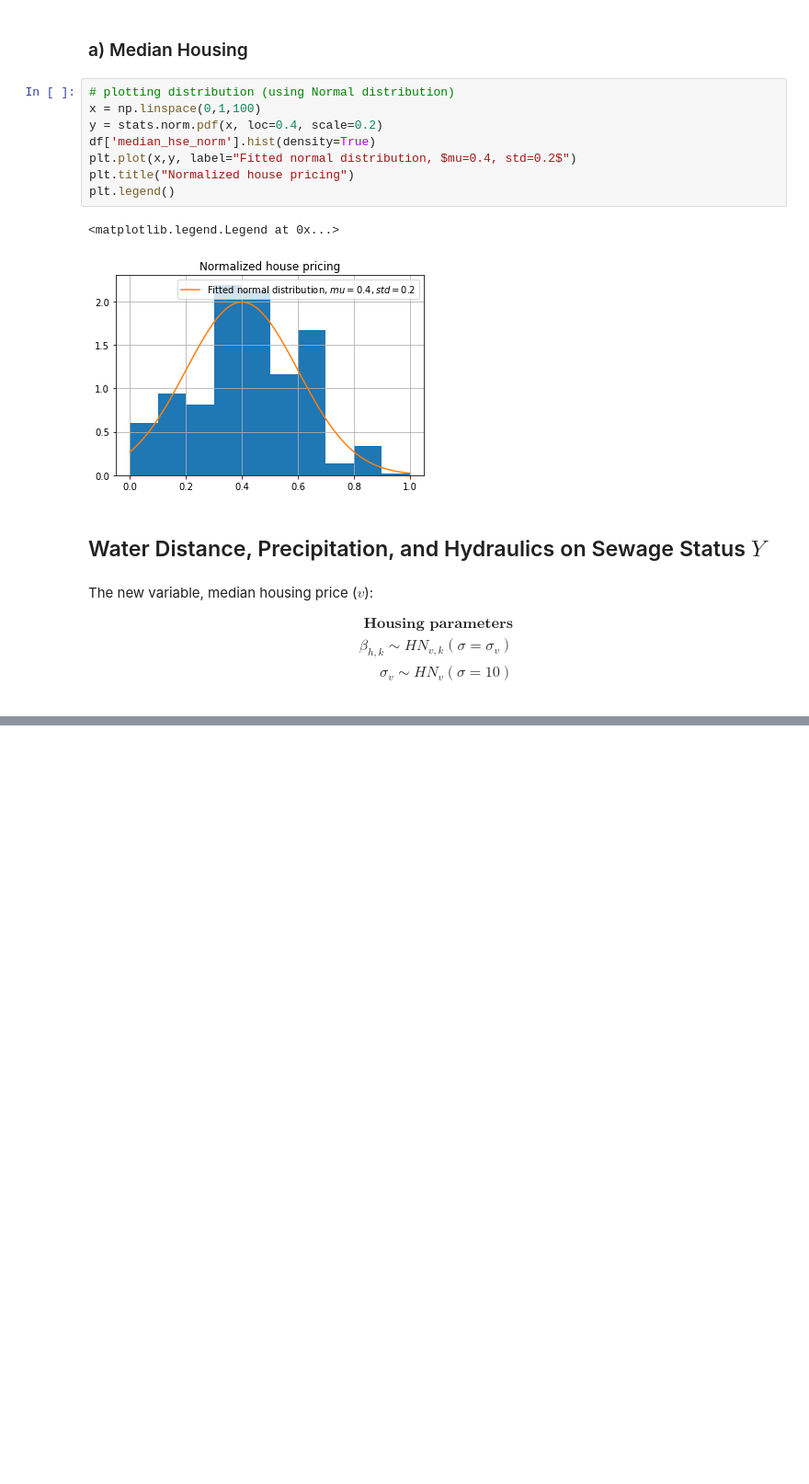
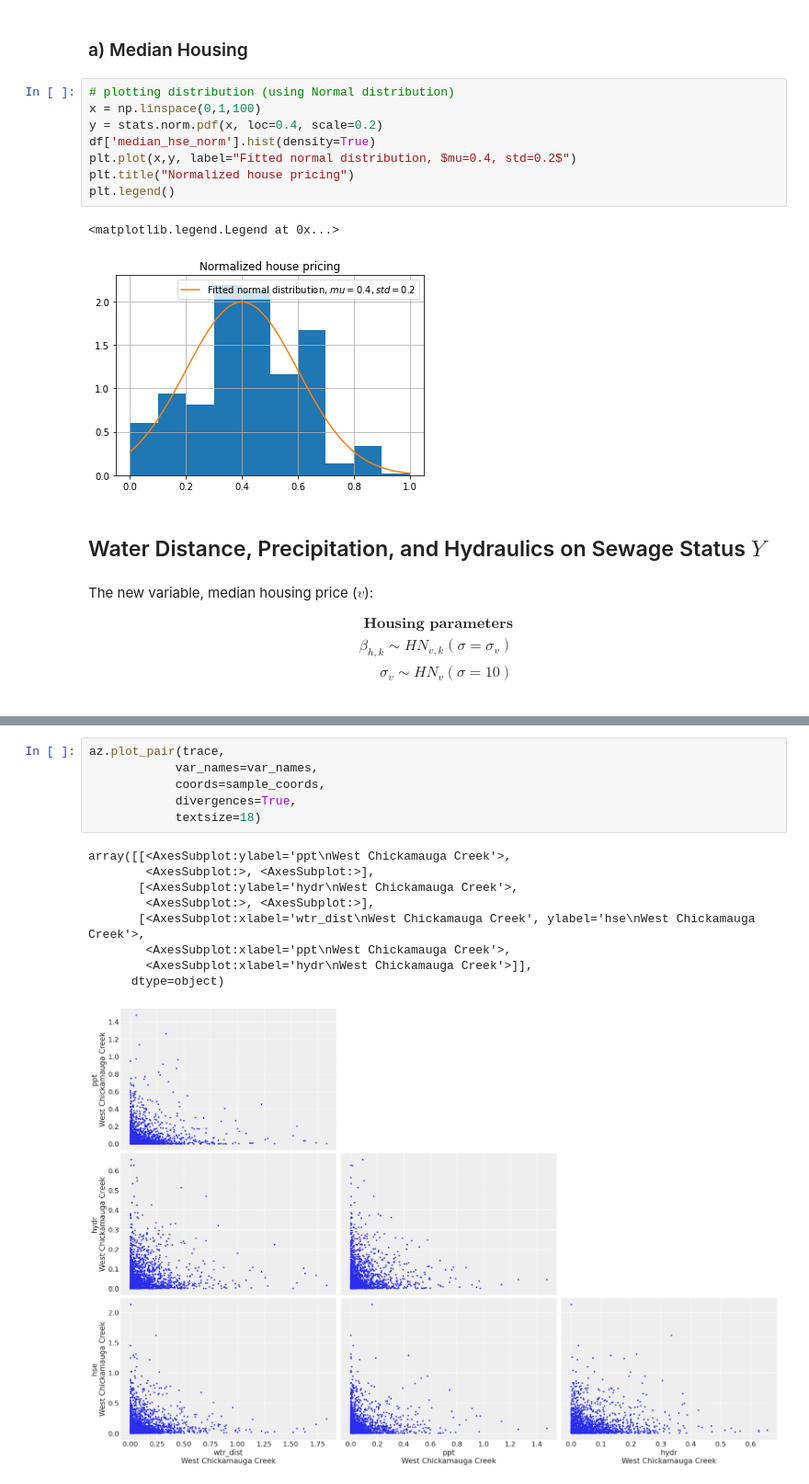
Before and after one commit to juannat7/bayesian_septic, a Jupyter notebook: notebooks/03 hierarchical_bayesian_housing.ipynb, the cells around one changed output, grey strips where cells are left out. Shown at 92% size. Drawn from its saved outputs; the diff is of its cells as text; blank space fills up the shorter version.

```diff
--- a/notebooks/03 hierarchical_bayesian_housing.ipynb
+++ b/notebooks/03 hierarchical_bayesian_housing.ipynb
@@ -226,0 +262,16 @@ accuracy is: 90.33742331288343%
+# %%
+az.plot_pair(trace,
+            var_names=var_names,
+            coords=sample_coords,
+            divergences=True,
+            textsize=18)
+# %% [output]
+array([[<AxesSubplot:ylabel='ppt\nWest Chickamauga Creek'>,
+        <AxesSubplot:>, <AxesSubplot:>],
+       [<AxesSubplot:ylabel='hydr\nWest Chickamauga Creek'>,
+        <AxesSubplot:>, <AxesSubplot:>],
+       [<AxesSubplot:xlabel='wtr_dist\nWest Chickamauga Creek', ylabel='hse\nWest Chickamauga Creek'>,
+        <AxesSubplot:xlabel='ppt\nWest Chickamauga Creek'>,
+        <AxesSubplot:xlabel='hydr\nWest Chickamauga Creek'>]],
+      dtype=object)
+[figure, added]
```
Also changed, not shown: parts of 9 cells of this notebook, 2 other files.
